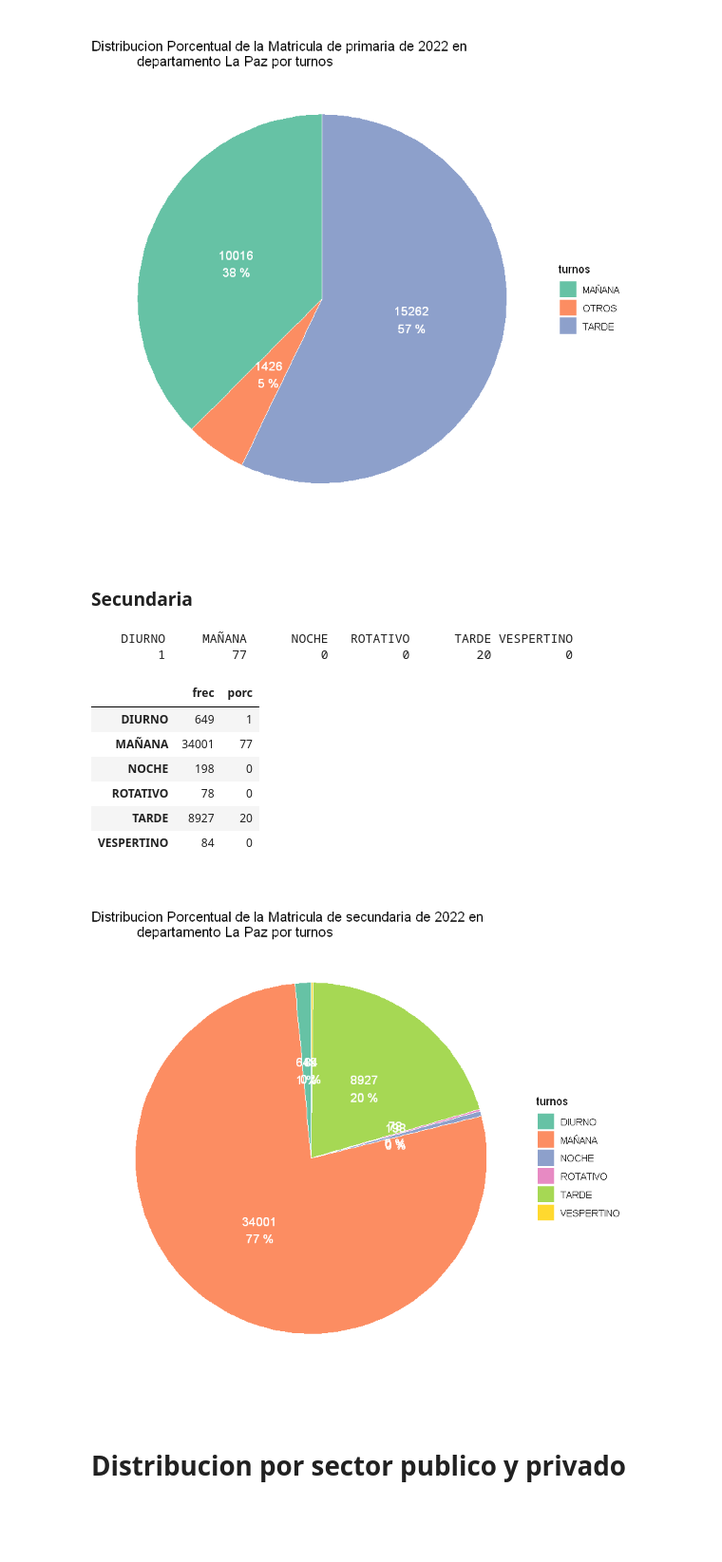
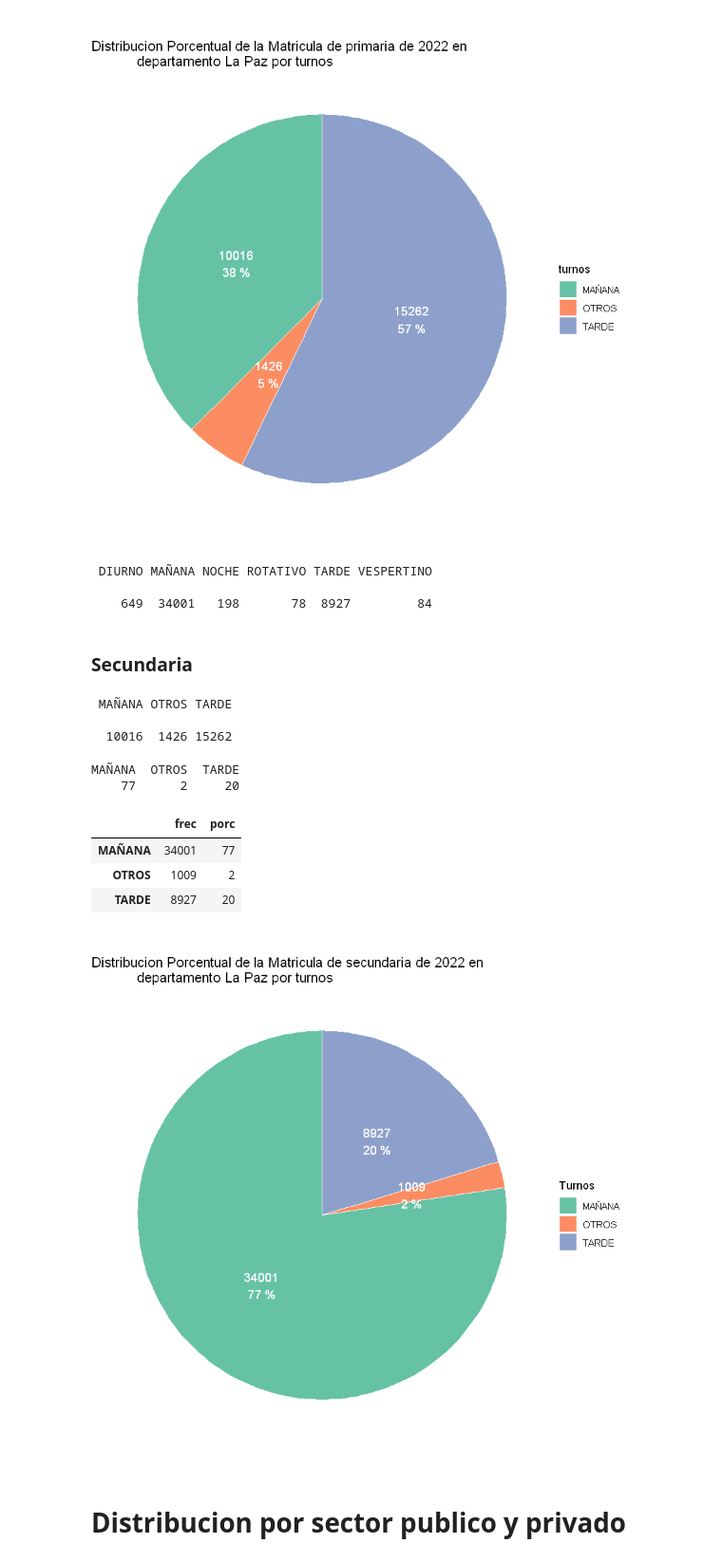
Before and after one commit to Nefertumm/EDM_2023, a Jupyter notebook: Dataset_escuelas/TP2.ipynb, the cells around one changed output. Shown: that part at 95% size. Cells and saved outputs as stored; diff of their text form; code cells hidden in the pictures; blank space fills up the shorter version.

```diff
--- a/Dataset_escuelas/TP2.ipynb
+++ b/Dataset_escuelas/TP2.ipynb
@@ -226,39 +220,48 @@ ggplot(D1, aes(x="", y=frec, fill=turnos)) +
             departamento La Paz por turnos")
 # %% [output]
 [figure]
+# %%
+sector_por_turno_s <- filter(dataset_mas_limpio, Modalidad == 'Secundaria')
+ftable(sector_por_turno_s$turno)
+# %% [output]
+ DIURNO MAÑANA NOCHE ROTATIVO TARDE VESPERTINO
+
+    649  34001   198       78  8927         84
 # %% [markdown]
 ### Secundaria
 # %%
 sector_por_turno_s <- filter(dataset_mas_limpio, Modalidad == 'Secundaria')
+sector_por_turno_s$turno <- ifelse(sector_por_turno_s$turno %in% c("DIURNO", "NOCHE", "ROTATIVO","VESPERTINO"), "OTROS", sector_por_turno_s$turno)
+ftable(sector_por_turno_p$turno)
 pie <- round(100 * table(sector_por_turno_s$turno) / length(sector_por_turno_s$turno))
 pie
 porc <- c(pie)
 frec<- c(table(sector_por_turno_s$turno))
 D1<-data.frame(frec,porc)
 D1
-turnos<-rownames(D1)
+Turnos<-rownames(D1)
 # %% [output]
-    DIURNO     MAÑANA      NOCHE   ROTATIVO      TARDE VESPERTINO
-         1         77          0          0         20          0
+ MAÑANA OTROS TARDE
+
+  10016  1426 15262
+MAÑANA  OTROS  TARDE
+    77      2     20
 |  | frec | porc |
-| DIURNO | 649 | 1 |
 | MAÑANA | 34001 | 77 |
-| NOCHE | 198 | 0 |
-| ROTATIVO | 78 | 0 |
+| OTROS | 1009 | 2 |
 | TARDE | 8927 | 20 |
-| VESPERTINO | 84 | 0 |
 # %%
-ggplot(D1, aes(x="", y=frec, fill=turnos)) +
+ggplot(D1, aes(x="", y=frec, fill=Turnos)) +
   geom_bar(stat="identity", width=1,color="white") +
   coord_polar("y", start=0)+
   theme_void()+
   geom_text(aes(label = paste0(frec,'\n', porc, ' %'),x = 1), color = "white", size=4,
             position = position_stack(vjust = 0.5))+
   scale_fill_brewer(palette="Set2")+
   labs(title="Distribucion Porcentual de la Matricula de secundaria de 2022 en
             departamento La Paz por turnos")
 # %% [output]
-[figure, old version]
+[figure, new version]
 # %% [markdown]
 # Distribucion por sector publico y privado
 # %%
```
Also changed, not shown: parts of 24 cells of this notebook.
